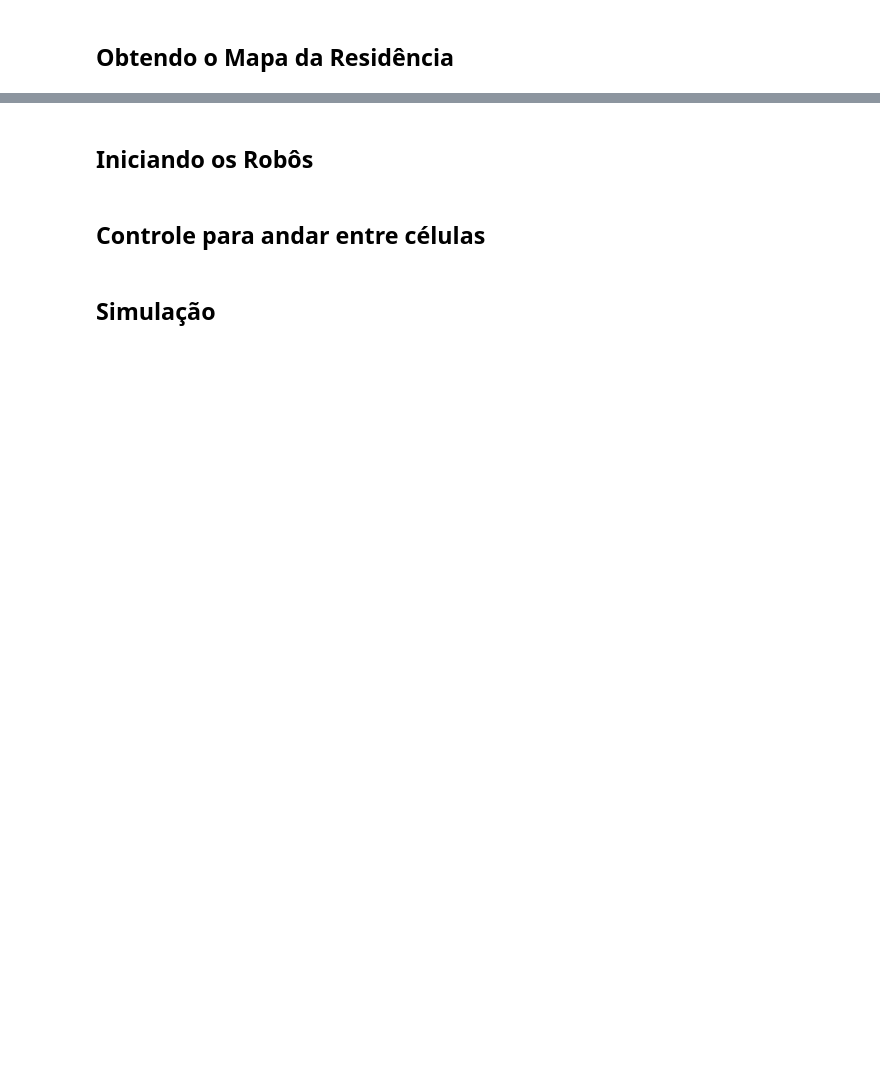
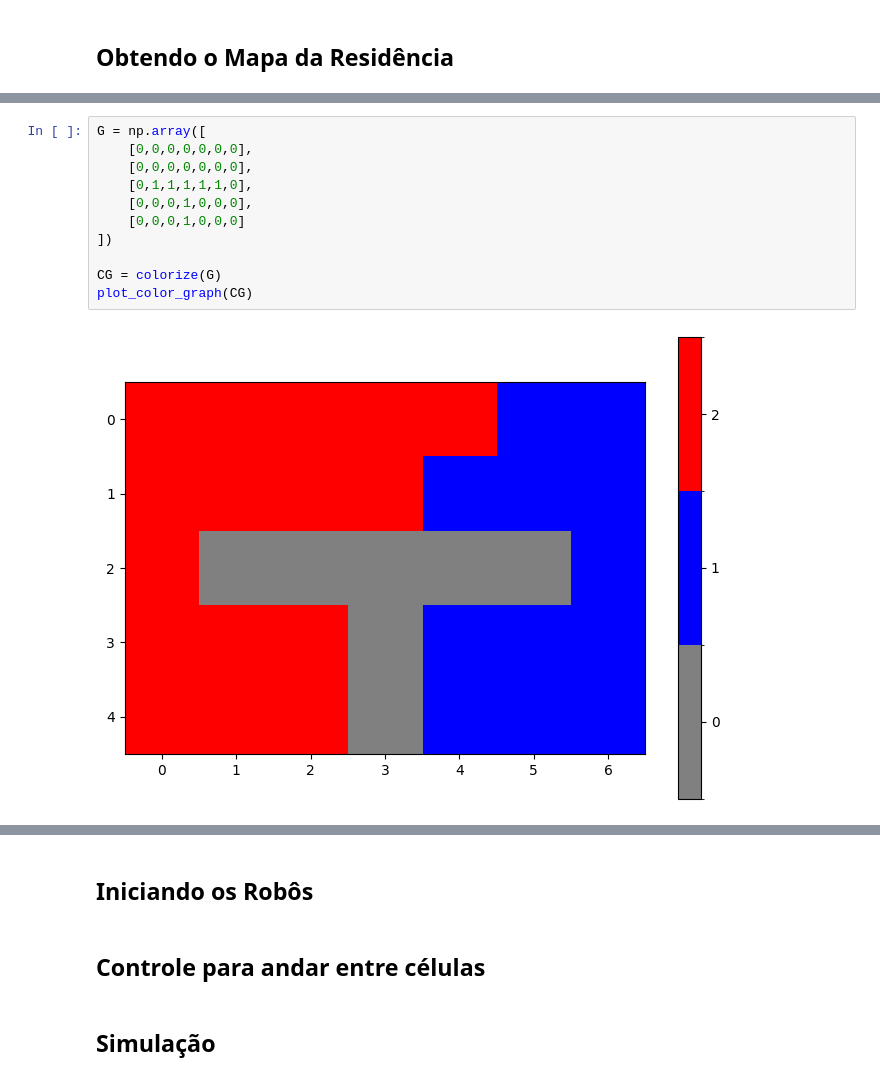
Before and after one commit to danielecassia/rm_pf_WALL-E, a Jupyter notebook: api/walle.ipynb, the cells around one changed output, grey strips where cells are left out. Saved outputs shown, nothing was run; the diff lists cells and outputs as text; blank space fills up the shorter version.

```diff
--- a/api/walle.ipynb
+++ b/api/walle.ipynb
@@ -39 +145,14 @@ import numpy as np
+# %%
+G = np.array([
+    [0,0,0,0,0,0,0],
+    [0,0,0,0,0,0,0],
+    [0,1,1,1,1,1,0],
+    [0,0,0,1,0,0,0],
+    [0,0,0,1,0,0,0]
+])
+
+CG = colorize(G)
+plot_color_graph(CG)
+# %% [output]
+[figure, added]
 # %%
```
Also changed, not shown: parts of 7 cells of this notebook.
